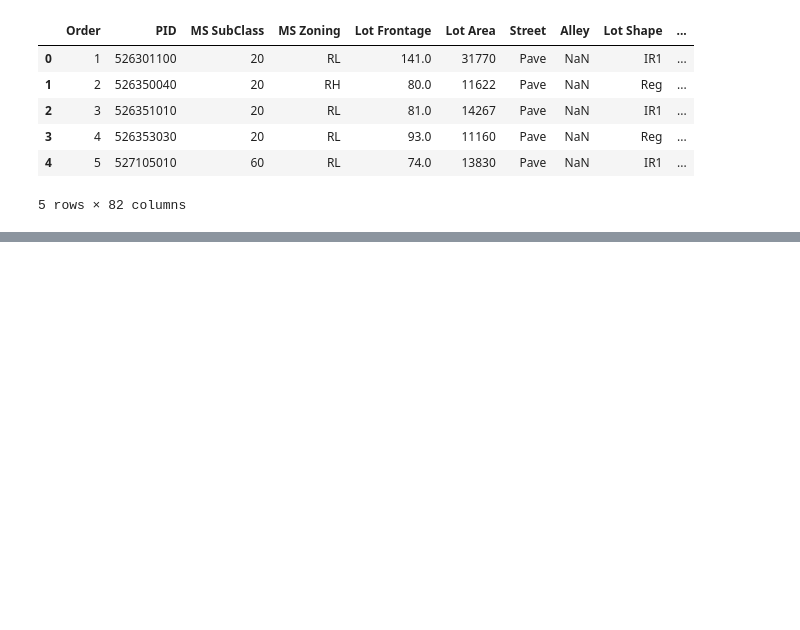
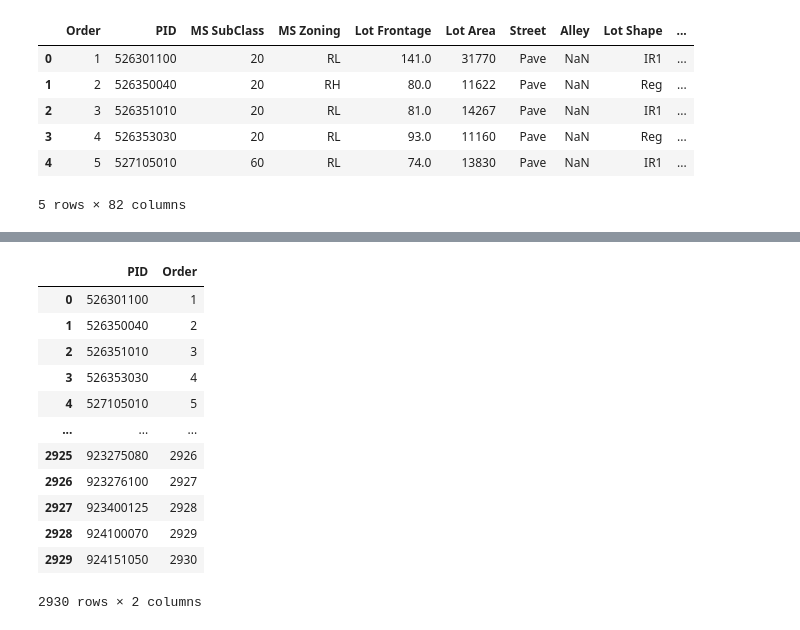
Before and after one commit to Jeremykibiru/Advanced-ML, a Jupyter notebook: project.ipynb, the cells around one changed output, grey strips where cells are left out. Drawn from its saved outputs; the diff is of its cells as text; code cells hidden in the pictures; blank space fills up the shorter version.

```diff
--- a/project.ipynb
+++ b/project.ipynb
@@ -15,0 +41,16 @@ data.head()
+# %%
+data[["PID","Order"]]
+# %% [output]
+|  | PID | Order |
+| 0 | 526301100 | 1 |
+| 1 | 526350040 | 2 |
+| 2 | 526351010 | 3 |
+| 3 | 526353030 | 4 |
+| 4 | 527105010 | 5 |
+| ... | ... | ... |
+| 2925 | 923275080 | 2926 |
+| 2926 | 923276100 | 2927 |
+| 2927 | 923400125 | 2928 |
+| 2928 | 924100070 | 2929 |
+| 2929 | 924151050 | 2930 |
+2930 rows × 2 columns
```
Also changed, not shown: parts of 5 cells of this notebook.
